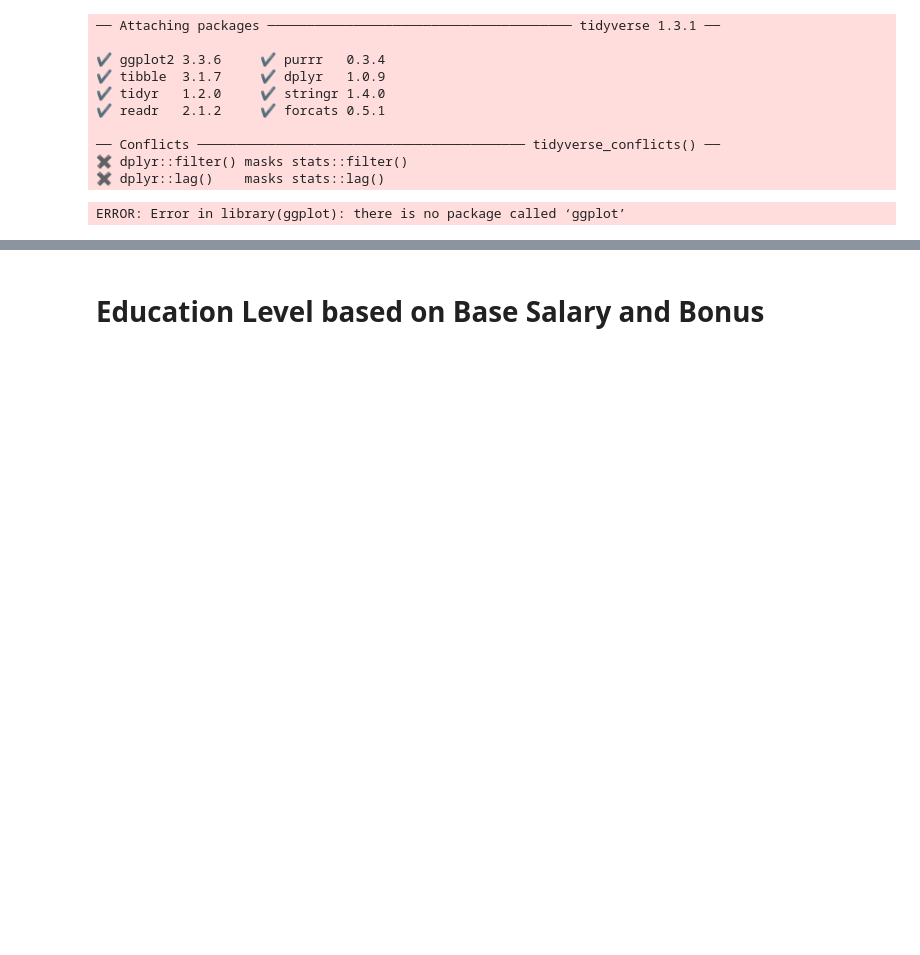
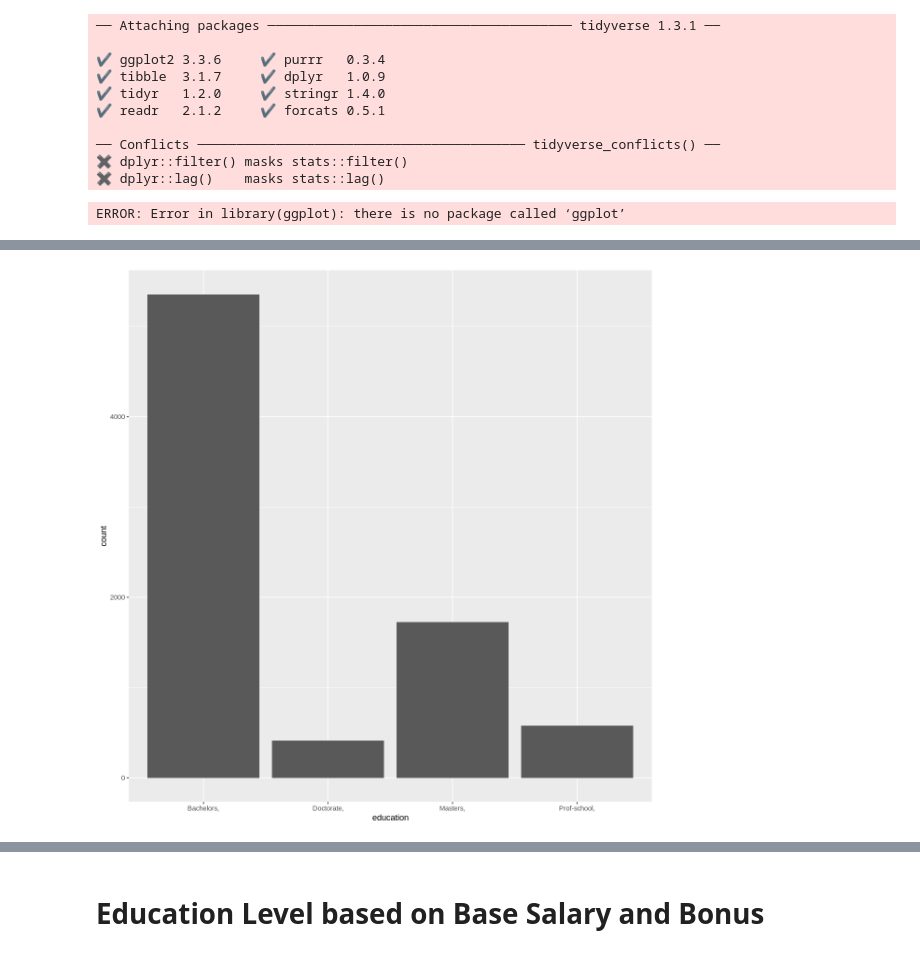
Before and after one commit to Anmol-Ghadia/dsci-100-2022w1-group-44, a Jupyter notebook: Project_proposal.ipynb, the cells around one changed output, grey strips where cells are left out. Drawn from its saved outputs; the diff is of its cells as text; code cells hidden in the pictures; blank space fills up the shorter version.

Commit message:
Anmol-Ghadia: graphs

```diff
--- a/Project_proposal.ipynb
+++ b/Project_proposal.ipynb
@@ -55,9 +55,12 @@ adult_data <- read_table2("https://archive.ics.uci.edu/ml/machine-learning-datab
                                    "capital_gain",
                                    "capital_loss",
                                    "hours_per_week",
-                                   "native_country"))
+                                   "native_country",
+                                   "income")) |>
+                        filter(education_num >= 13)
 
-adult_data
+
+# adult_data
 # %% [output]
 Warning message:
 “`read_table2()` was deprecated in readr 2.0.0.
@@ -97,0 +106,10 @@ A spec_tbl_df: 32561 × 14
+# %%
+options(repr.plot.width = 10,repr.plot.height = 10)
+adult_plot_1 <- adult_data |>
+                group_by(education) |>
+                summarize(count = n()) |>
+                ggplot(aes(x=education, y=count)) +
+                    geom_bar(stat = "identity")
+adult_plot_1
+# %% [output]
+[figure, added]
```
Also changed, not shown: parts of 6 cells of this notebook.
